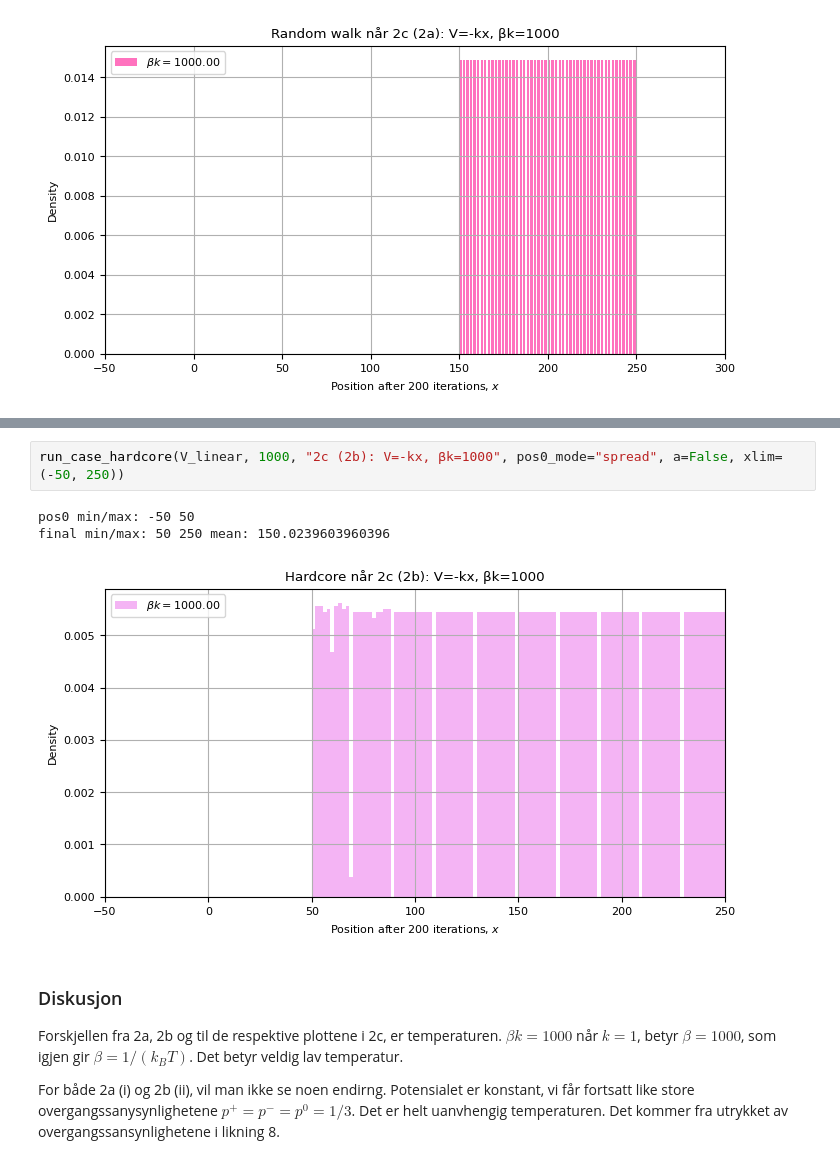
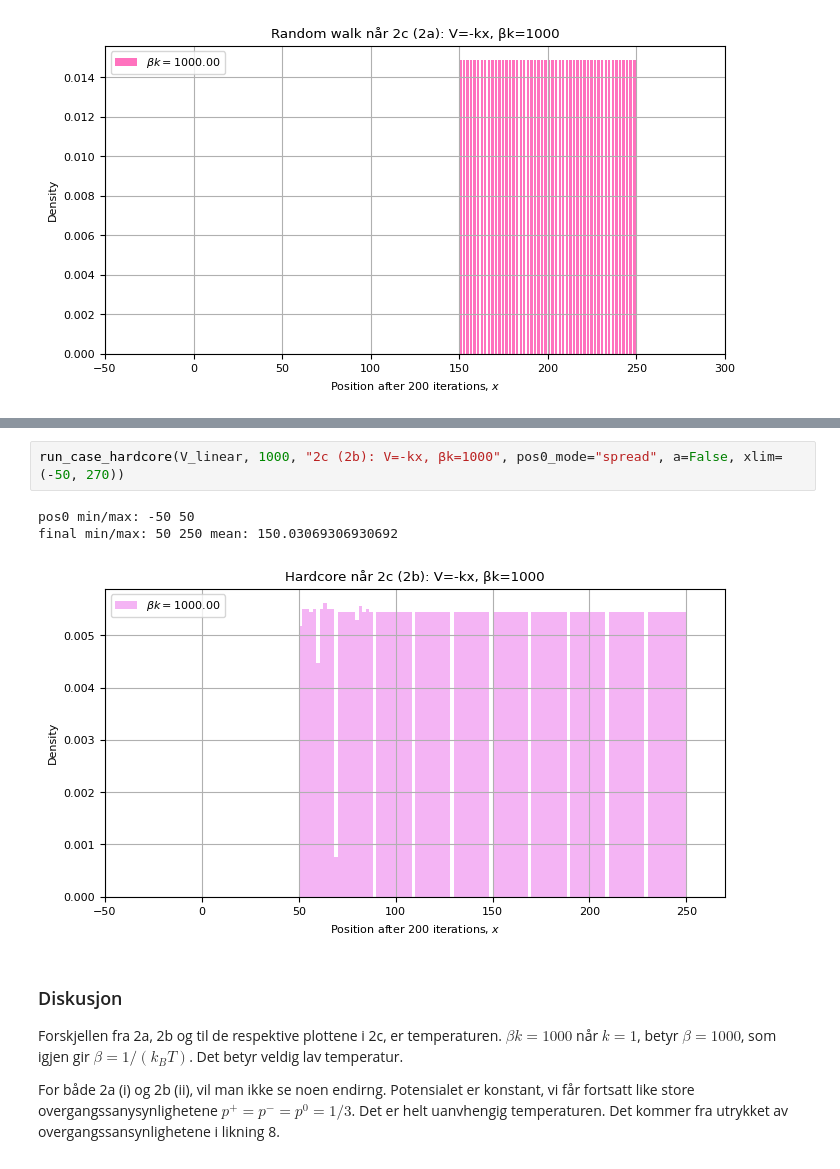
Before and after one commit to selmaberg05/TMA4320-Prosjekt2-gruppe-Andrihol-Emilyan-Selmahbe, a Jupyter notebook: Prosjekt2.ipynb, the cells around one changed output, grey strips where cells are left out. Saved outputs shown, nothing was run; the diff lists cells and outputs as text.

```diff
--- a/Prosjekt2.ipynb
+++ b/Prosjekt2.ipynb
@@ -397,9 +395,9 @@ final min/max: -85 81 mean: 0.02297029702970297
 # %%
-run_case_hardcore(V_linear, 1000, "2c (2b): V=-kx, βk=1000", pos0_mode="spread", a=False, xlim=(-50, 250))
+run_case_hardcore(V_linear, 1000, "2c (2b): V=-kx, βk=1000", pos0_mode="spread", a=False, xlim=(-50, 270))
 # %% [output]
 pos0 min/max: -50 50
-final min/max: 50 250 mean: 150.0239603960396
+final min/max: 50 250 mean: 150.03069306930692
-[figure, old version]
+[figure, new version]
 # %% [markdown]
 ### Diskusjon
 
```
Also changed, not shown: parts of 6 cells of this notebook.
